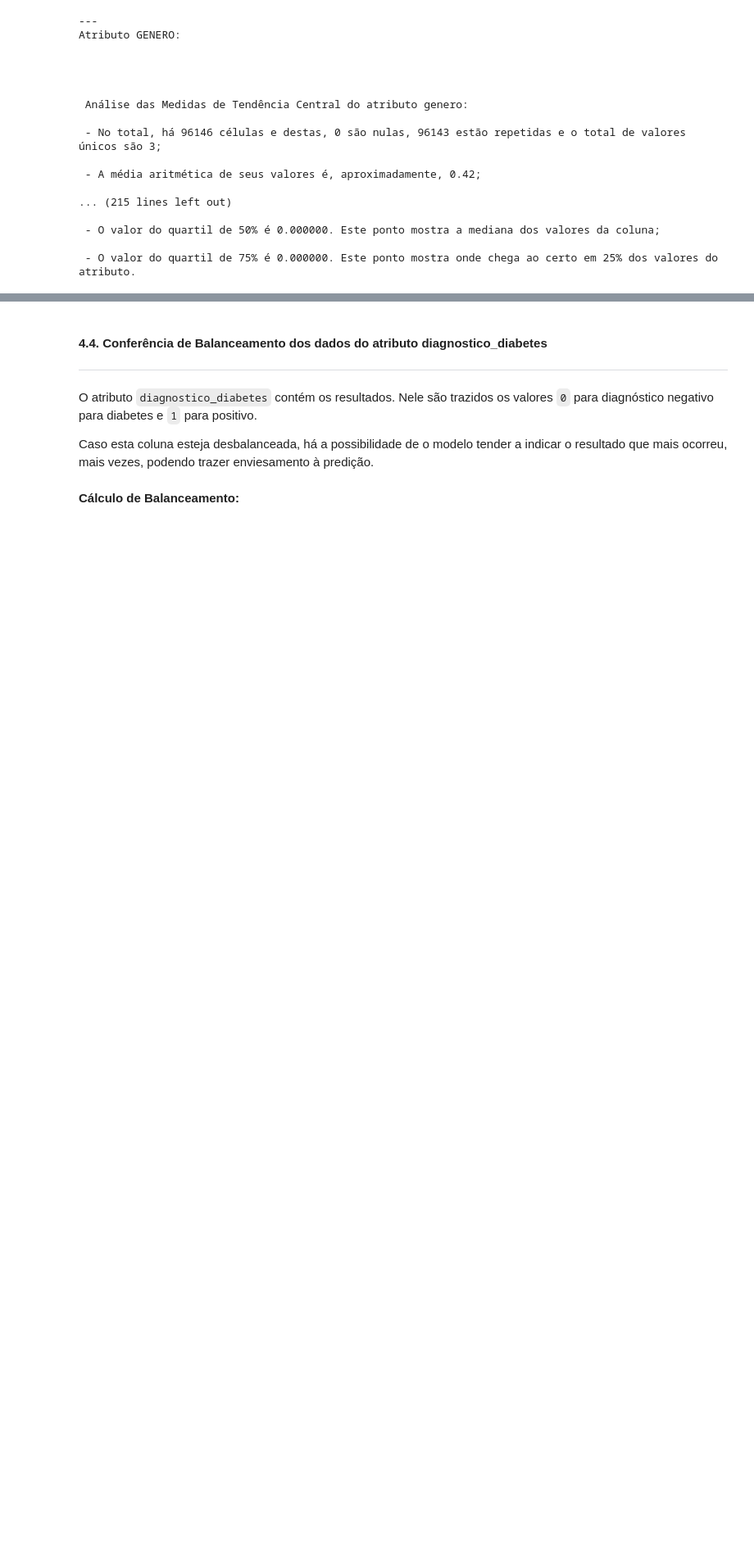
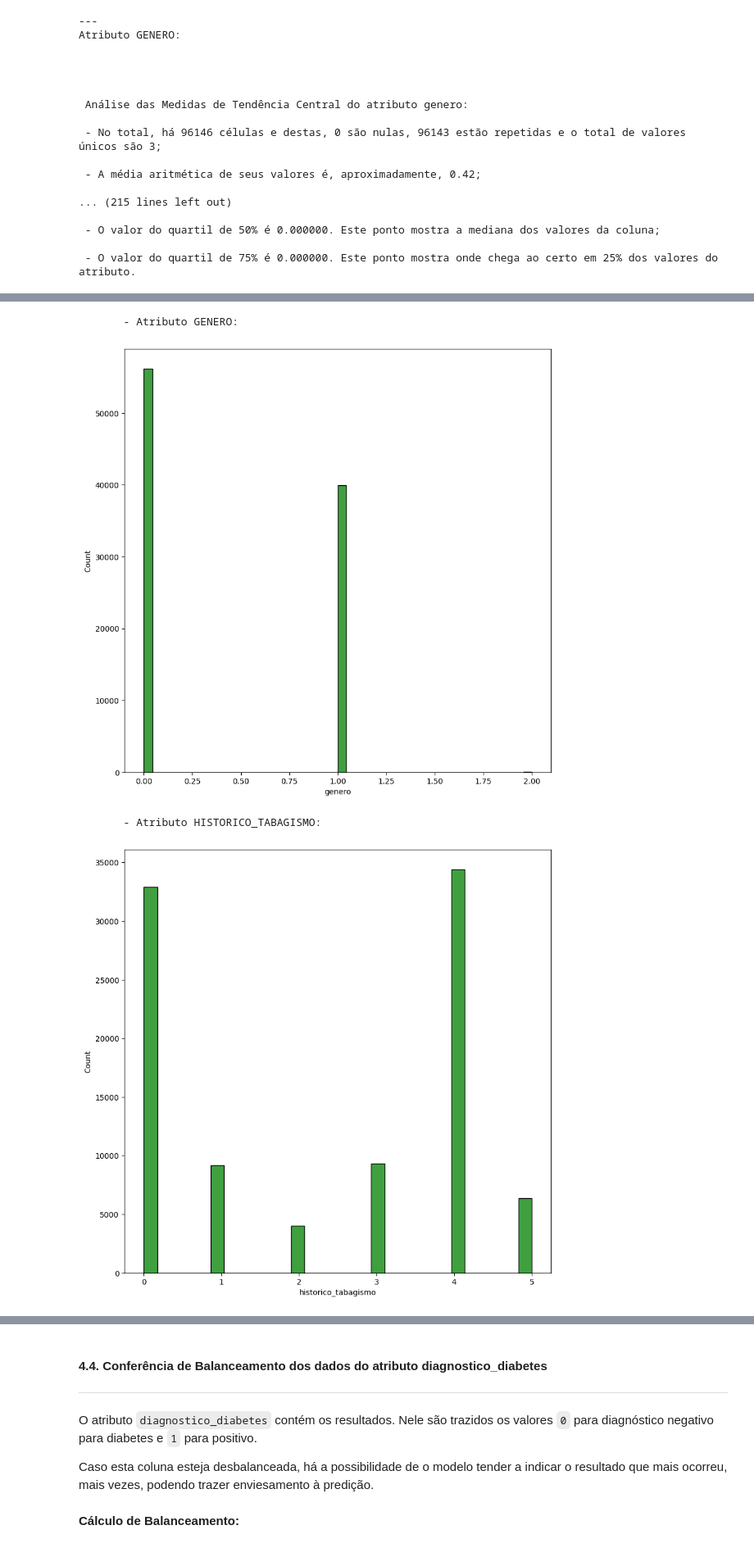
Before and after one commit to rafaeldecastro195/modelo-classificacao-diabetes, a Jupyter notebook: modelo_classificacao_diabetes/classificacao_diabetes.ipynb, the cells around one changed output, grey strips where cells are left out. Shown at 82% size. Cells and saved outputs as stored; diff of their text form; code cells hidden in the pictures; blank space fills up the shorter version.

```diff
--- a/modelo_classificacao_diabetes/classificacao_diabetes.ipynb
+++ b/modelo_classificacao_diabetes/classificacao_diabetes.ipynb
@@ -405,0 +442,11 @@ for col in atr_nao_categoricos:
+# %%
+atr_categoricos = df[['genero', 'historico_tabagismo', 'diagnostico_diabetes', 'doenca_cardiaca', 'hipertensao']]
+# %%
+for col in atr_categoricos:
+    print(f'\n\n       - Atributo {col.upper()}:')
+    gerar_histograma_categorico(col)
+# %% [output]
+       - Atributo GENERO:
+[figure, added]
+       - Atributo HISTORICO_TABAGISMO:
+[figure, added]
```
Also changed, not shown: parts of 37 cells of this notebook.
